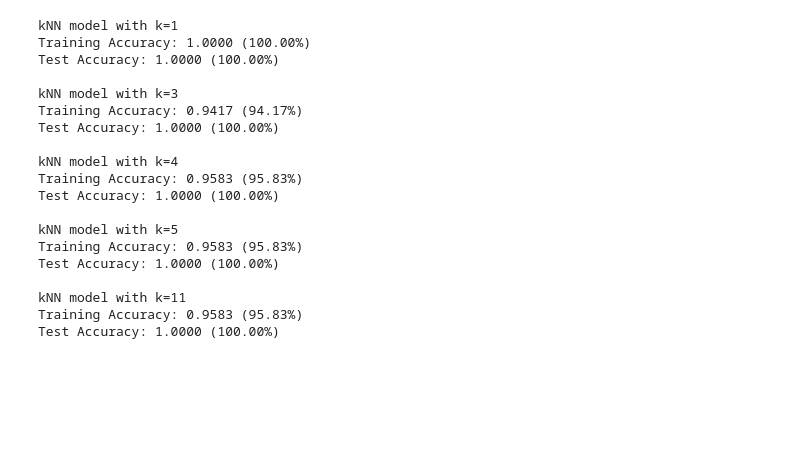
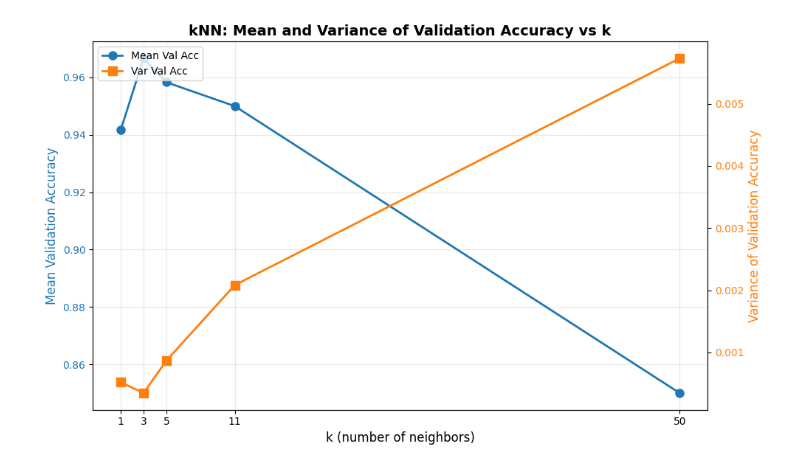
Before and after one commit to jiamingluuu/ml-practice, a Jupyter notebook: week1/4. classification.ipynb, the cells around one changed output. Saved outputs shown, nothing was run; the diff lists cells and outputs as text; code cells hidden in the pictures; blank space fills up the shorter version.

```diff
--- a/week1/4. classification.ipynb
+++ b/week1/4. classification.ipynb
@@ -35,33 +67,44 @@ for model in neighs:
-# %%
-for k, model in zip(ks, neighs):
-    y_train_pred = model.predict(X_train_scaled)
-    y_test_pred = model.predict(X_test_scaled)
-
-    # Calculate accuracy
-    train_accuracy = accuracy_score(y_train, y_train_pred)
-    test_accuracy = accuracy_score(y_test, y_test_pred)
-
-    print(f"kNN model with k={k}")
-    print(f"Training Accuracy: {train_accuracy:.4f} ({train_accuracy * 100:.2f}%)")
-    print(f"Test Accuracy: {test_accuracy:.4f} ({test_accuracy * 100:.2f}%)")
-    print()
-# %% [output]
-kNN model with k=1
-Training Accuracy: 1.0000 (100.00%)
-Test Accuracy: 1.0000 (100.00%)
-
-kNN model with k=3
-Training Accuracy: 0.9417 (94.17%)
-Test Accuracy: 1.0000 (100.00%)
-
-kNN model with k=4
-Training Accuracy: 0.9583 (95.83%)
-Test Accuracy: 1.0000 (100.00%)
-
-kNN model with k=5
-Training Accuracy: 0.9583 (95.83%)
-Test Accuracy: 1.0000 (100.00%)
-
-kNN model with k=11
-Training Accuracy: 0.9583 (95.83%)
-Test Accuracy: 1.0000 (100.00%)
+# %%
+knn_df = pd.DataFrame(rows).sort_values("k")
+
+fig, ax1 = plt.subplots(figsize=(10, 6))
+
+color1 = "tab:blue"
+ax1.set_xlabel("k (number of neighbors)", fontsize=12)
+ax1.set_ylabel("Mean Validation Accuracy", color=color1, fontsize=12)
+line1 = ax1.plot(
+    knn_df["k"],
+    knn_df["mean_val_acc"],
+    marker="o",
+    color=color1,
+    linewidth=2,
+    markersize=8,
+    label="Mean Val Acc",
+)
+ax1.tick_params(axis="y", labelcolor=color1)
+ax1.set_xticks(knn_df["k"])
+ax1.grid(True, alpha=0.3)
+
+ax2 = ax1.twinx()
+color2 = "tab:orange"
+ax2.set_ylabel("Variance of Validation Accuracy", color=color2, fontsize=12)
+line2 = ax2.plot(
+    knn_df["k"],
+    knn_df["var_val_acc"],
+    marker="s",
+    color=color2,
+    linewidth=2,
+    markersize=8,
+    label="Var Val Acc",
+)
+ax2.tick_params(axis="y", labelcolor=color2)
+
+lines = line1 + line2
+labels = [l.get_label() for l in lines]
+ax1.legend(lines, labels, loc="upper left")
+
+plt.title("kNN: Mean and Variance of Validation Accuracy vs k", fontsize=14, fontweight="bold")
+plt.tight_layout()
+plt.show()
+# %% [output]
+[figure, added]
```
Also changed, not shown: parts of 4 cells of this notebook.
